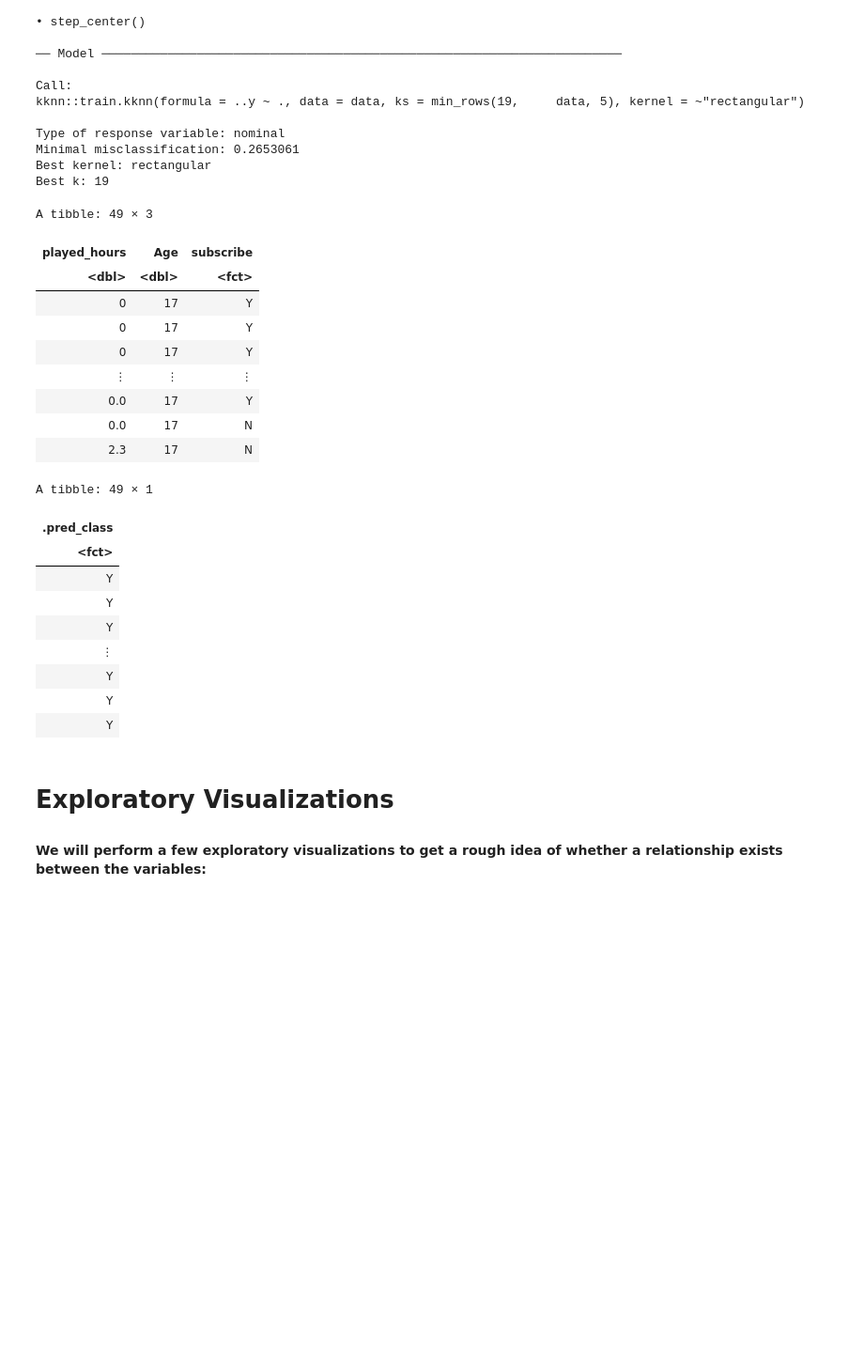
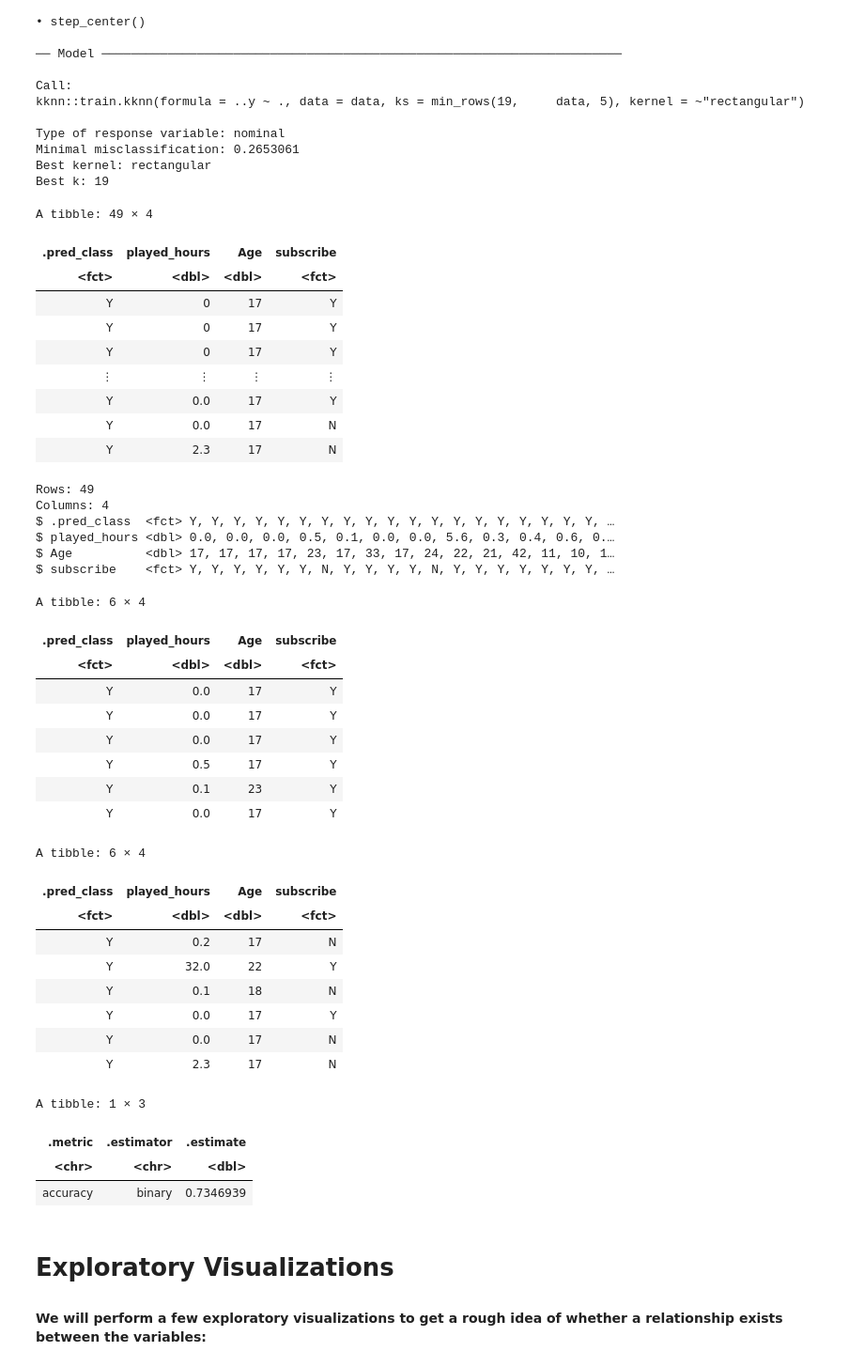
Before and after one commit to zchen189/Group-Project, a Jupyter notebook: data/Group_Project.ipynb, the cells around one changed output. Shown at 94% size. Cells and saved outputs as stored; diff of their text form; code cells hidden in the pictures; blank space fills up the shorter version.

```diff
--- a/data/Group_Project.ipynb
+++ b/data/Group_Project.ipynb
@@ -489,30 +489,55 @@ Minimal misclassification: 0.2653061
 Best kernel: rectangular
 Best k: 19
 # %%
-predictions<-predict(knn_fit,test_set)
+predictions<-predict(knn_fit,test_set)|>
 bind_cols(test_set)
 predictions
+glimpse(predictions)
+head(predictions)
+tail(predictions)
+
+predictions |>
+  metrics(truth = subscribe, estimate = .pred_class) |>
+  filter(.metric == "accuracy")
 # %% [output]
-A tibble: 49 × 3
+A tibble: 49 × 4
-| played_hours | Age | subscribe |
-| <dbl> | <dbl> | <fct> |
-| 0 | 17 | Y |
-| 0 | 17 | Y |
-| 0 | 17 | Y |
-| ⋮ | ⋮ | ⋮ |
-| 0.0 | 17 | Y |
-| 0.0 | 17 | N |
-| 2.3 | 17 | N |
+| .pred_class | played_hours | Age | subscribe |
+| <fct> | <dbl> | <dbl> | <fct> |
+| Y | 0 | 17 | Y |
+| Y | 0 | 17 | Y |
+| Y | 0 | 17 | Y |
+| ⋮ | ⋮ | ⋮ | ⋮ |
+| Y | 0.0 | 17 | Y |
+| Y | 0.0 | 17 | N |
+| Y | 2.3 | 17 | N |
-A tibble: 49 × 1
+Rows: 49
+Columns: 4
+$ .pred_class  <fct> Y, Y, Y, Y, Y, Y, Y, Y, Y, Y, Y, Y, Y, Y, Y, Y, Y, Y, Y, …
+$ played_hours <dbl> 0.0, 0.0, 0.0, 0.5, 0.1, 0.0, 0.0, 5.6, 0.3, 0.4, 0.6, 0.…
+$ Age          <dbl> 17, 17, 17, 17, 23, 17, 33, 17, 24, 22, 21, 42, 11, 10, 1…
+$ subscribe    <fct> Y, Y, Y, Y, Y, Y, N, Y, Y, Y, Y, N, Y, Y, Y, Y, Y, Y, Y, …
+A tibble: 6 × 4
-| .pred_class |
-| <fct> |
-| Y |
-| Y |
-| Y |
-| ⋮ |
-| Y |
-| Y |
-| Y |
+| .pred_class | played_hours | Age | subscribe |
+| <fct> | <dbl> | <dbl> | <fct> |
+| Y | 0.0 | 17 | Y |
+| Y | 0.0 | 17 | Y |
+| Y | 0.0 | 17 | Y |
+| Y | 0.5 | 17 | Y |
+| Y | 0.1 | 23 | Y |
+| Y | 0.0 | 17 | Y |
+A tibble: 6 × 4
+| .pred_class | played_hours | Age | subscribe |
+| <fct> | <dbl> | <dbl> | <fct> |
+| Y | 0.2 | 17 | N |
+| Y | 32.0 | 22 | Y |
+| Y | 0.1 | 18 | N |
+| Y | 0.0 | 17 | Y |
+| Y | 0.0 | 17 | N |
+| Y | 2.3 | 17 | N |
+A tibble: 1 × 3
+| .metric | .estimator | .estimate |
+| <chr> | <chr> | <dbl> |
+| accuracy | binary | 0.7346939 |
 # %% [markdown]
 # Exploratory Visualizations
 
```
